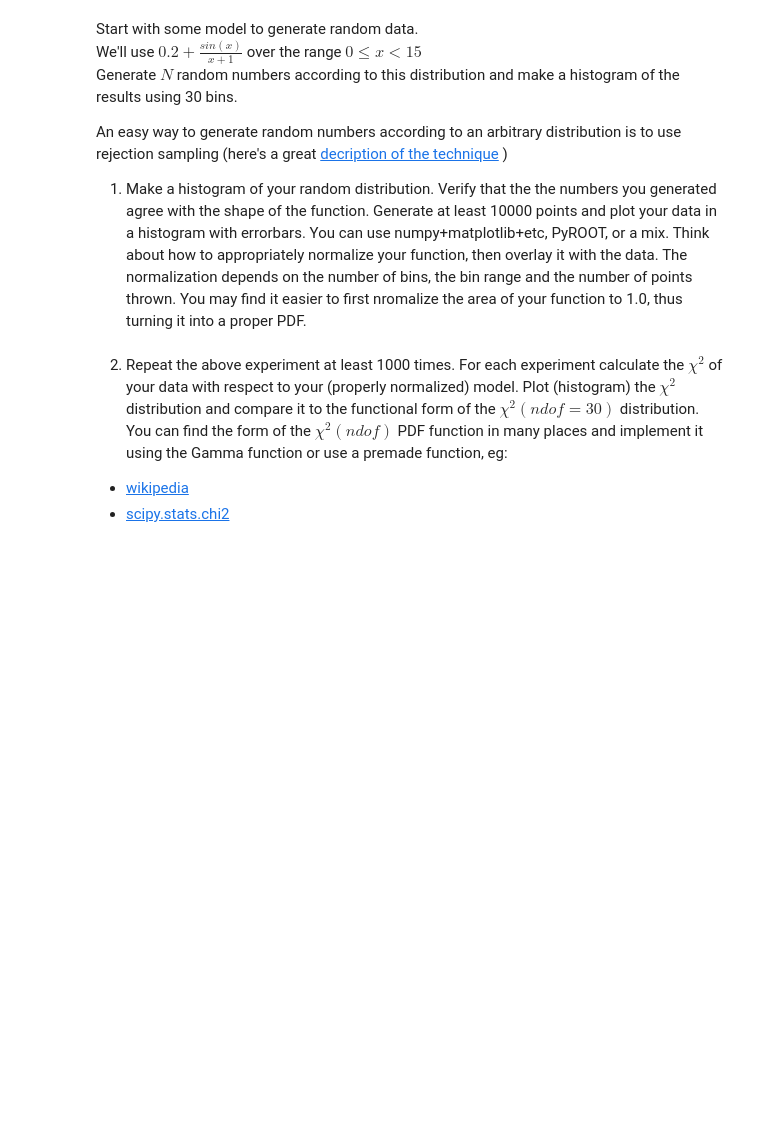
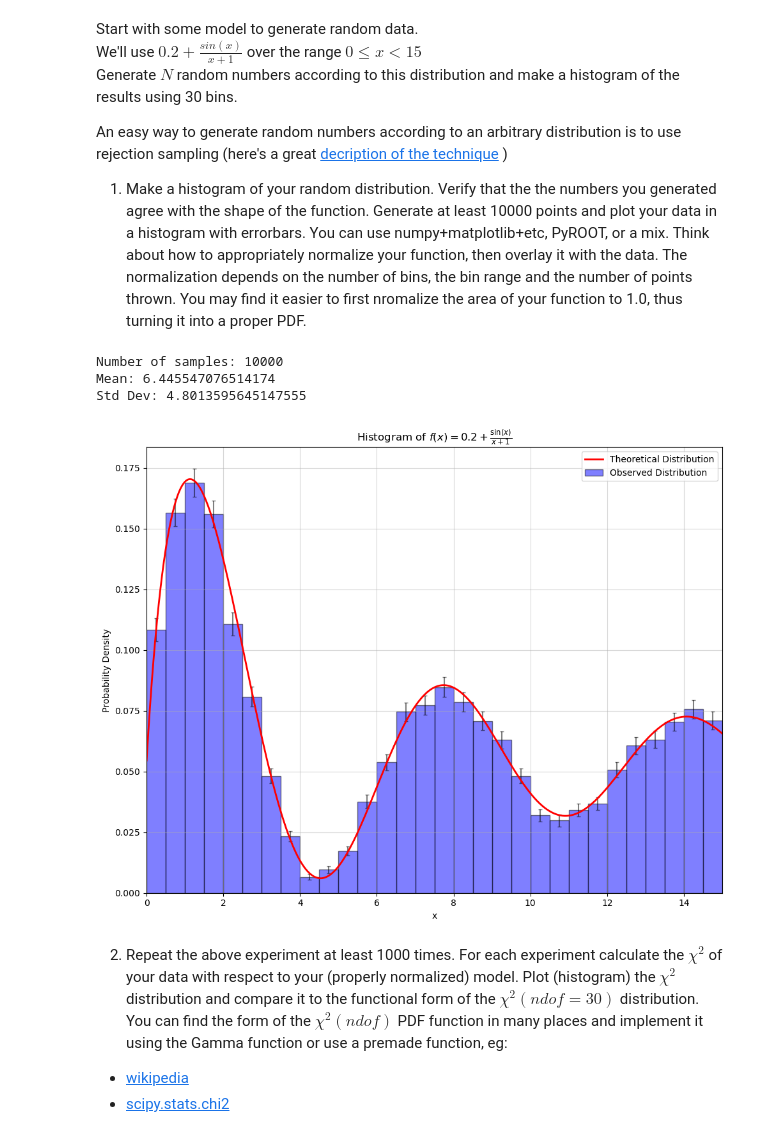
Before and after one commit to zpv8bq/chi2, a Jupyter notebook: chi2.ipynb, the cells around one changed output. Cells and saved outputs as stored; diff of their text form; code cells hidden in the pictures; blank space fills up the shorter version.

```diff
--- a/chi2.ipynb
+++ b/chi2.ipynb
@@ -10,7 +10,64 @@ An easy way to generate random numbers according to an arbitrary distribution is
 
 1) Make a histogram of your random distribution.  Verify that the the numbers you generated agree with the shape of the function.  Generate at least 10000 points and plot your data in a histogram with errorbars.  You can use numpy+matplotlib+etc, PyROOT, or a mix.  Think about how to appropriately normalize your function, then overlay it with the data.  The normalization depends on the number of bins, the bin range and the number of points thrown.  You may find it easier to first nromalize the area of your function to 1.0, thus turning it into a proper PDF.
 # %%
-# your work goes here
+import numpy as np
+import matplotlib.pyplot as plt
+from scipy import integrate
+
+
+def pdf(x):
+    return 0.2 + np.sin(x) / (x + 1)
+
+
+def rejection_sampling(n_samples=10000):
+    samples = []
+    x_min, x_max = 0, 15
+    x_range = np.linspace(x_min, x_max, 10000)
+    M = np.max(pdf(x_range))
+    while len(samples) < n_samples:
+        x = np.random.uniform(x_min, x_max)
+        y = np.random.uniform(0, M)
+        if y <= pdf(x):
+            samples.append(x)
+    return np.array(samples)
+
+
+normalization_constant = integrate.quad(pdf, 0, 15)[0]
+n_samples = 10000
+samples = rejection_sampling(n_samples)
+mean = np.mean(samples)
+std = np.std(samples)
+print("Number of samples:", n_samples)
+print("Mean:", mean)
+print("Std Dev:", std)
+
+n_bins = 30
+counts, bin_edges = np.histogram(samples, bins=n_bins, range=(0, 15))
+bin_centers = (bin_edges[:-1] + bin_edges[1:]) / 2
+bin_width = bin_edges[1] - bin_edges[0]
+hist_density = counts / (n_samples * bin_width)
+errors = np.sqrt(counts) / (n_samples * bin_width)
+x_theory = np.linspace(0, 15, 1000)
+y_theory = pdf(x_theory) / normalization_constant
+
+plt.figure(figsize=(10, 8))
+plt.bar(bin_centers, hist_density, width=bin_width, color="blue", alpha=0.5, edgecolor="black",
+        label="Observed Distribution")
+plt.errorbar(bin_centers, hist_density, yerr=errors, ecolor="black", capsize=2, alpha=0.5, linestyle="none")
+plt.plot(x_theory, y_theory, "r-", linewidth=2, label="Theoretical Distribution")
+plt.xlabel("x")
+plt.ylabel("Probability Density")
+plt.title(r"Histogram of $f(x) = 0.2 + \frac{\sin(x)}{x+1}$")
+plt.legend()
+plt.grid(True, alpha=0.5)
+plt.xlim(0, 15)
+plt.tight_layout()
+plt.show()
+# %% [output]
+Number of samples: 10000
+Mean: 6.445547076514174
+Std Dev: 4.8013595645147555
+[figure, added]
 # %% [markdown]
 2) Repeat the above experiment at least 1000 times.  For each experiment calculate the $\chi^2$ of your data with respect to your (properly normalized) model.  Plot (histogram) the $\chi^2$ distribution and compare it to the functional form of the $\chi^2(ndof=30)$ distribution.  You can find the form of the $\chi^2(ndof)$ PDF function in many places and implement it using the Gamma function or use a premade function, eg:
 * [wikipedia](https://en.wikipedia.org/wiki/Chi-squared_distribution)
```
Also changed, not shown: parts of 1 cell of this notebook.
